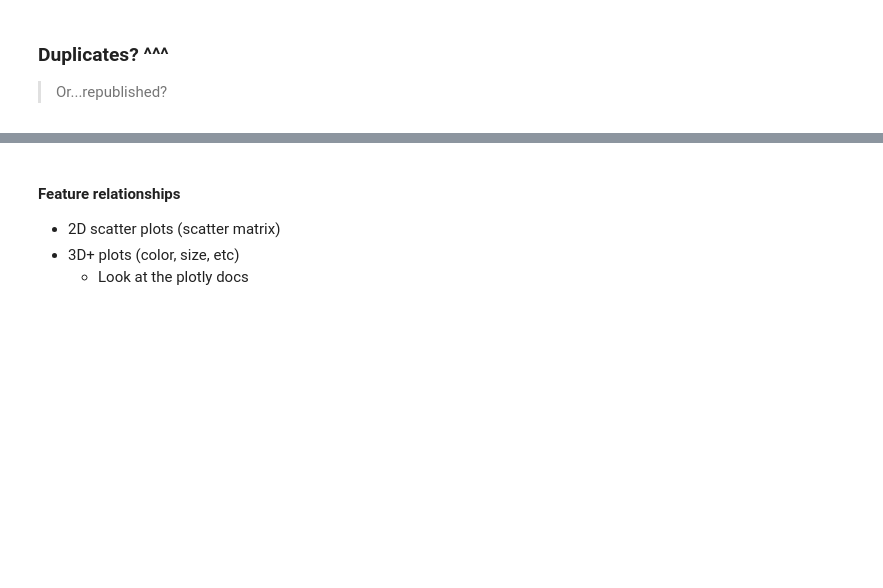
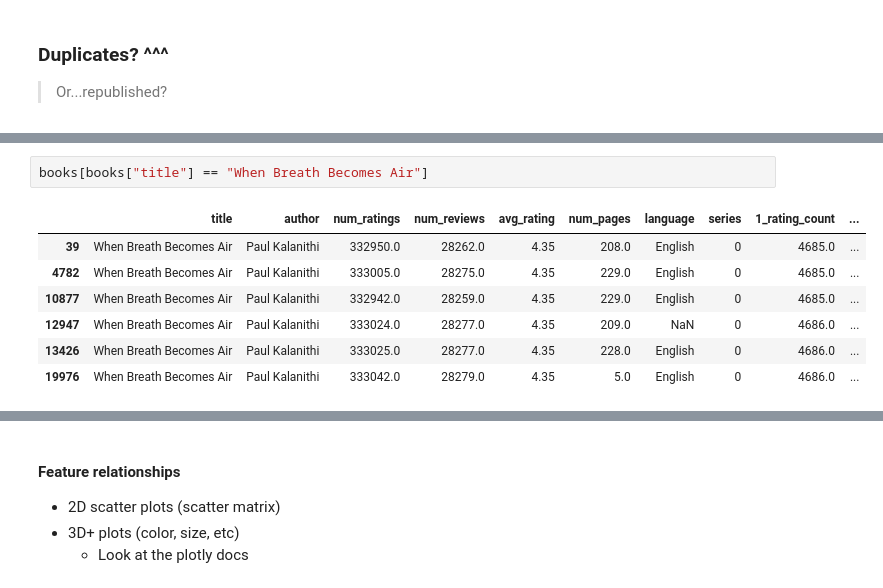
Before and after one commit to tobias-fyi/vela, a Jupyter notebook: ds/interview_prep/practice/print-fiction/print_fiction_2-02_wrangle_explore.ipynb, the cells around one changed output, grey strips where cells are left out. Saved outputs shown, nothing was run; the diff lists cells and outputs as text; blank space fills up the shorter version.

```diff
--- a/ds/interview_prep/practice/print-fiction/print_fiction_2-02_wrangle_explore.ipynb
+++ b/ds/interview_prep/practice/print-fiction/print_fiction_2-02_wrangle_explore.ipynb
@@ -381,0 +366,10 @@ books.head()
+# %%
+books[books["title"] == "When Breath Becomes Air"]
+# %% [output]
+|  | title | author | num_ratings | num_reviews | avg_rating | num_pages | language | series | 1_rating_count | ... |
+| 39 | When Breath Becomes Air | Paul Kalanithi | 332950.0 | 28262.0 | 4.35 | 208.0 | English | 0 | 4685.0 | ... |
+| 4782 | When Breath Becomes Air | Paul Kalanithi | 333005.0 | 28275.0 | 4.35 | 229.0 | English | 0 | 4685.0 | ... |
+| 10877 | When Breath Becomes Air | Paul Kalanithi | 332942.0 | 28259.0 | 4.35 | 229.0 | English | 0 | 4685.0 | ... |
+| 12947 | When Breath Becomes Air | Paul Kalanithi | 333024.0 | 28277.0 | 4.35 | 209.0 | NaN | 0 | 4686.0 | ... |
+| 13426 | When Breath Becomes Air | Paul Kalanithi | 333025.0 | 28277.0 | 4.35 | 228.0 | English | 0 | 4686.0 | ... |
+| 19976 | When Breath Becomes Air | Paul Kalanithi | 333042.0 | 28279.0 | 4.35 | 5.0 | English | 0 | 4686.0 | ... |
```
Also changed, not shown: parts of 20 cells of this notebook, 1 other file.
